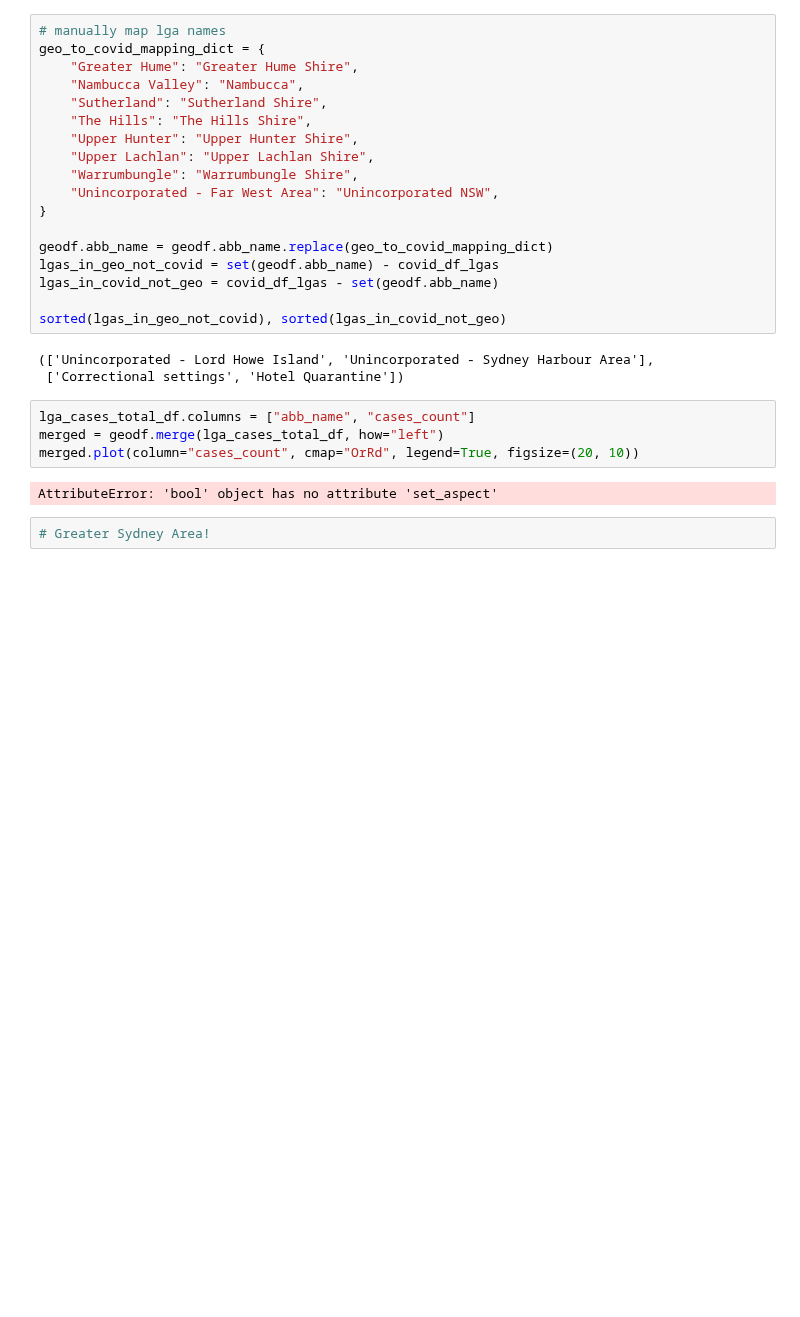
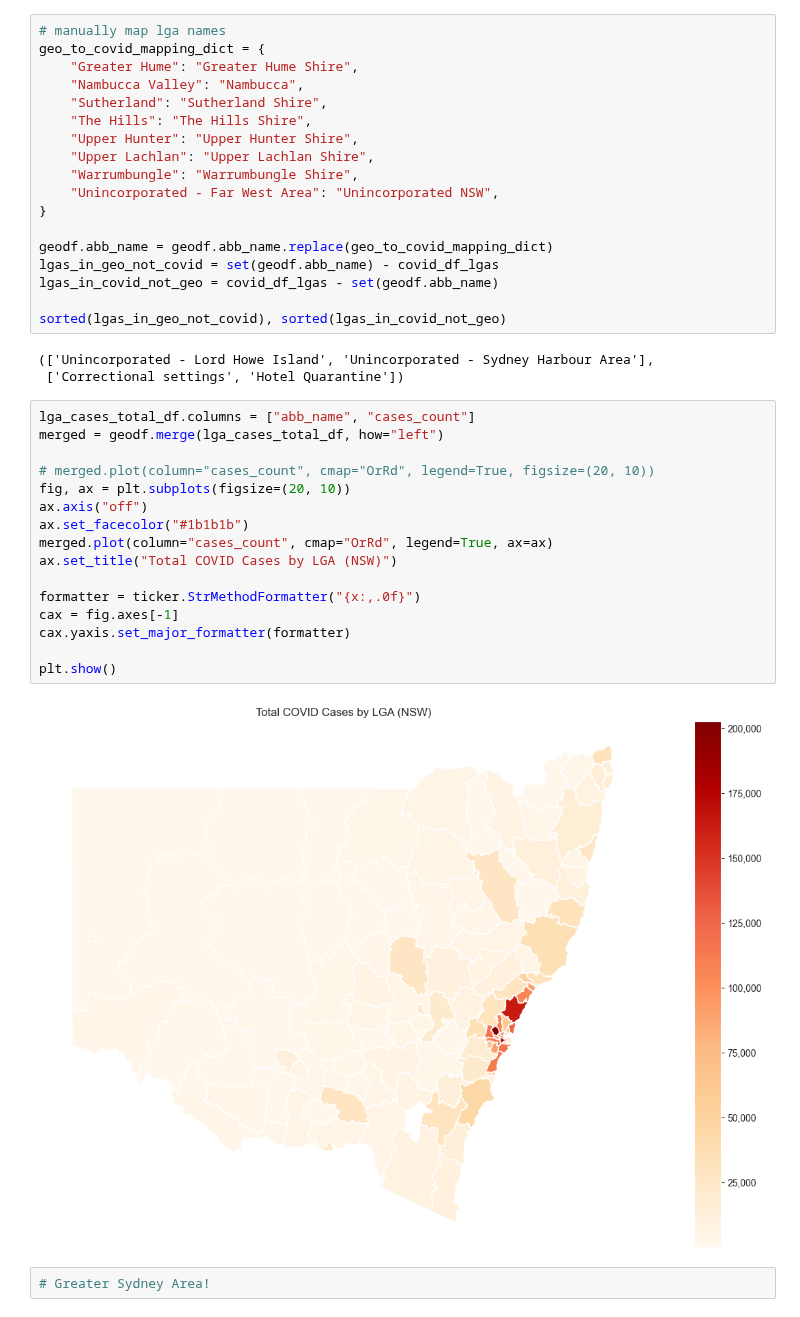
Before and after one commit to henrylin03/covid-nsw, a Jupyter notebook: analysis.ipynb, the cells around one changed output. Drawn from its saved outputs; the diff is of its cells as text; blank space fills up the shorter version.

```diff
--- a/analysis.ipynb
+++ b/analysis.ipynb
@@ -711,9 +711,21 @@ sorted(lgas_in_geo_not_covid), sorted(lgas_in_covid_not_geo)
 # %%
 lga_cases_total_df.columns = ["abb_name", "cases_count"]
 merged = geodf.merge(lga_cases_total_df, how="left")
-merged.plot(column="cases_count", cmap="OrRd", legend=True, figsize=(20, 10))
+
+# merged.plot(column="cases_count", cmap="OrRd", legend=True, figsize=(20, 10))
+fig, ax = plt.subplots(figsize=(20, 10))
+ax.axis("off")
+ax.set_facecolor("#1b1b1b")
+merged.plot(column="cases_count", cmap="OrRd", legend=True, ax=ax)
+ax.set_title("Total COVID Cases by LGA (NSW)")
+
+formatter = ticker.StrMethodFormatter("{x:,.0f}")
+cax = fig.axes[-1]
+cax.yaxis.set_major_formatter(formatter)
+
+plt.show()
 # %% [output]
-AttributeError: 'bool' object has no attribute 'set_aspect'
+[figure, added]
 # %%
 # Greater Sydney Area!
 # %% [markdown]
```
